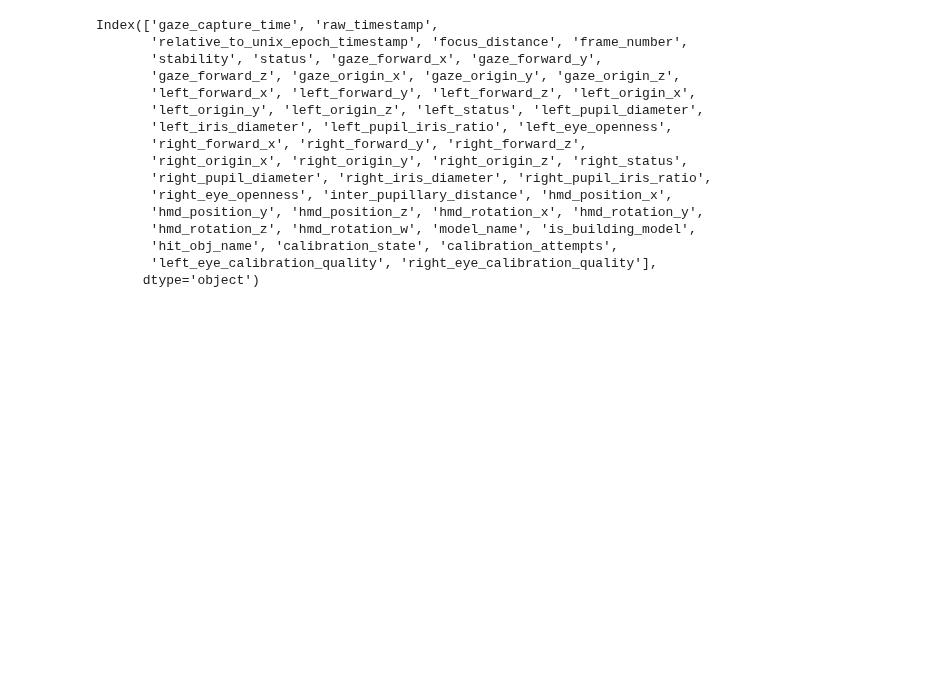
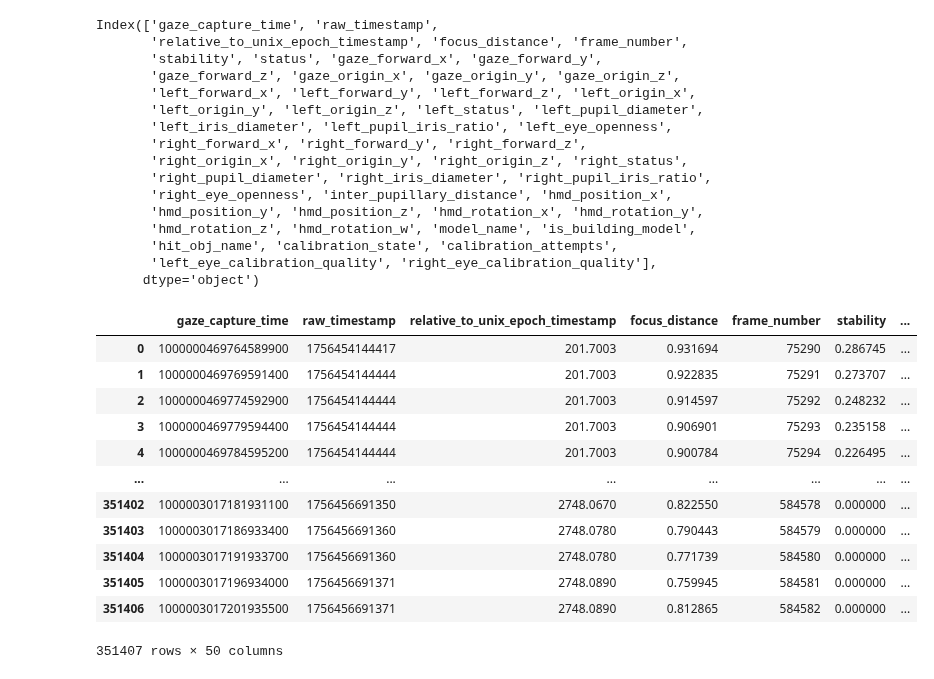
Before and after one commit to JohnMadrid/lego-vr-analysis, a Jupyter notebook: model_gazes.ipynb, the cells around one changed output. Cells and saved outputs as stored; diff of their text form; code cells hidden in the pictures; blank space fills up the shorter version.

```diff
--- a/model_gazes.ipynb
+++ b/model_gazes.ipynb
@@ -46,3 +71,19 @@ Index(['gaze_capture_time', 'raw_timestamp',
        'hit_obj_name', 'calibration_state', 'calibration_attempts',
        'left_eye_calibration_quality', 'right_eye_calibration_quality'],
       dtype='object')
+# %%
+df
+# %% [output]
+|  | gaze_capture_time | raw_timestamp | relative_to_unix_epoch_timestamp | focus_distance | frame_number | stability | ... |
+| 0 | 1000000469764589900 | 1756454144417 | 201.7003 | 0.931694 | 75290 | 0.286745 | ... |
+| 1 | 1000000469769591400 | 1756454144444 | 201.7003 | 0.922835 | 75291 | 0.273707 | ... |
+| 2 | 1000000469774592900 | 1756454144444 | 201.7003 | 0.914597 | 75292 | 0.248232 | ... |
+| 3 | 1000000469779594400 | 1756454144444 | 201.7003 | 0.906901 | 75293 | 0.235158 | ... |
+| 4 | 1000000469784595200 | 1756454144444 | 201.7003 | 0.900784 | 75294 | 0.226495 | ... |
+| ... | ... | ... | ... | ... | ... | ... | ... |
+| 351402 | 1000003017181931100 | 1756456691350 | 2748.0670 | 0.822550 | 584578 | 0.000000 | ... |
+| 351403 | 1000003017186933400 | 1756456691360 | 2748.0780 | 0.790443 | 584579 | 0.000000 | ... |
+| 351404 | 1000003017191933700 | 1756456691360 | 2748.0780 | 0.771739 | 584580 | 0.000000 | ... |
+| 351405 | 1000003017196934000 | 1756456691371 | 2748.0890 | 0.759945 | 584581 | 0.000000 | ... |
+| 351406 | 1000003017201935500 | 1756456691371 | 2748.0890 | 0.812865 | 584582 | 0.000000 | ... |
+351407 rows × 50 columns
```
Also changed, not shown: parts of 5 cells of this notebook.
